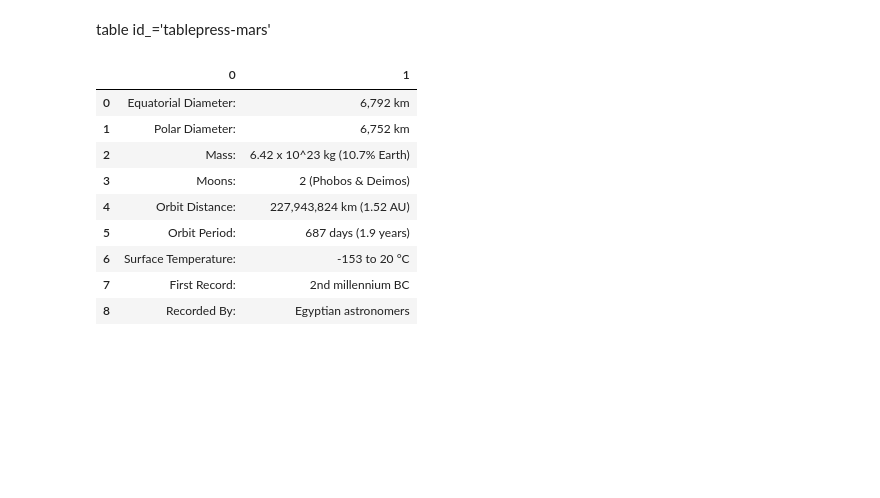
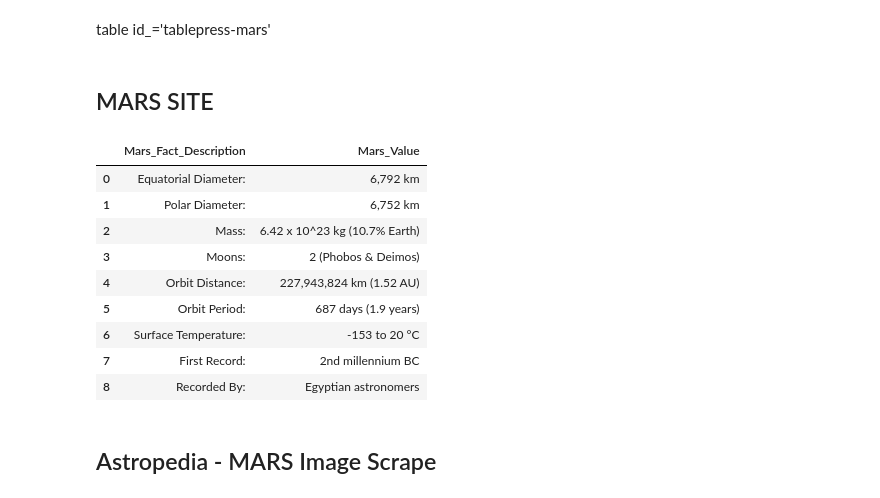
Before and after one commit to nj08831/Web_Scraping, a Jupyter notebook: Mission_to_Mars.ipynb, the cells around one changed output. Saved outputs shown, nothing was run; the diff lists cells and outputs as text; code cells hidden in the pictures; blank space fills up the shorter version.

```diff
--- a/Mission_to_Mars.ipynb
+++ b/Mission_to_Mars.ipynb
@@ -149,6 +152,8 @@ mars_weather
 'Sol 2319 (2019-02-13), high -17C/1F, low -72C/-97F, pressure at 8.12 hPa, daylight 06:46-18:52'
 # %% [markdown]
 table id_='tablepress-mars'
+# %% [markdown]
+## MARS SITE
 # %%
 import io
 import requests
@@ -157,12 +162,15 @@ from zipfile import ZipFile
 # %%
 url = 'https://space-facts.com/mars/'
 # %%
+# Scraping and finding the Mars Facts
 dfs = pd.read_html(url)
 dfs
 df = dfs[0]
 df
+df.columns = ['Mars_Fact_Description', 'Mars_Value']
+df
 # %% [output]
-|  | 0 | 1 |
+|  | Mars_Fact_Description | Mars_Value |
 | 0 | Equatorial Diameter: | 6,792 km |
 | 1 | Polar Diameter: | 6,752 km |
 | 2 | Mass: | 6.42 x 10^23 kg (10.7% Earth) |
@@ -172,3 +180,5 @@ df
 | 6 | Surface Temperature: | -153 to 20 °C |
 | 7 | First Record: | 2nd millennium BC |
 | 8 | Recorded By: | Egyptian astronomers |
+# %% [markdown]
+## Astropedia - MARS Image Scrape
```
Also changed, not shown: parts of 9 cells of this notebook.
